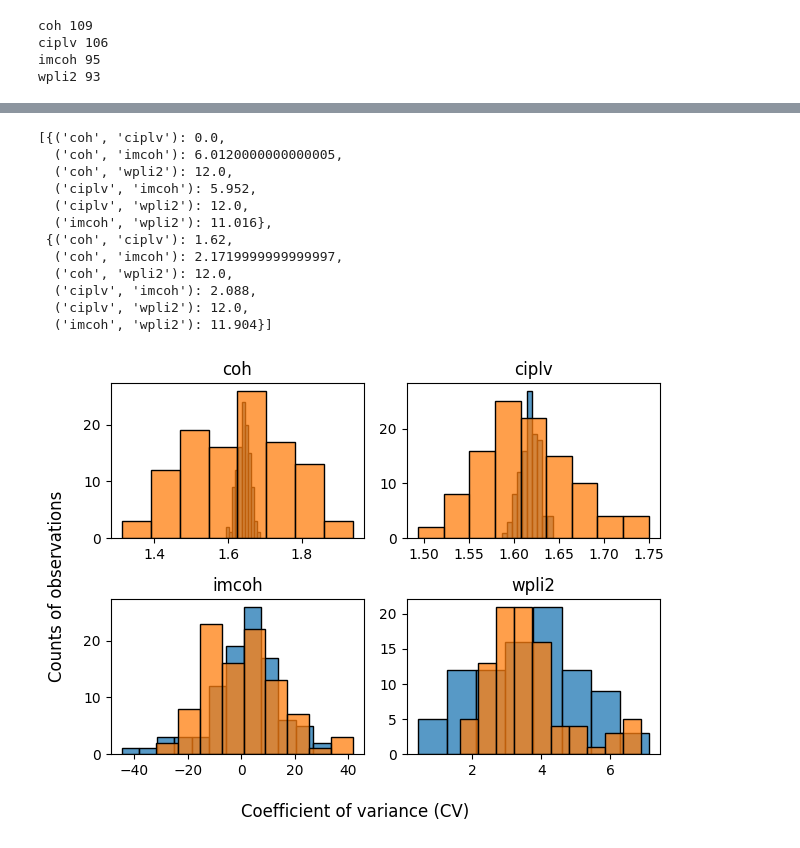
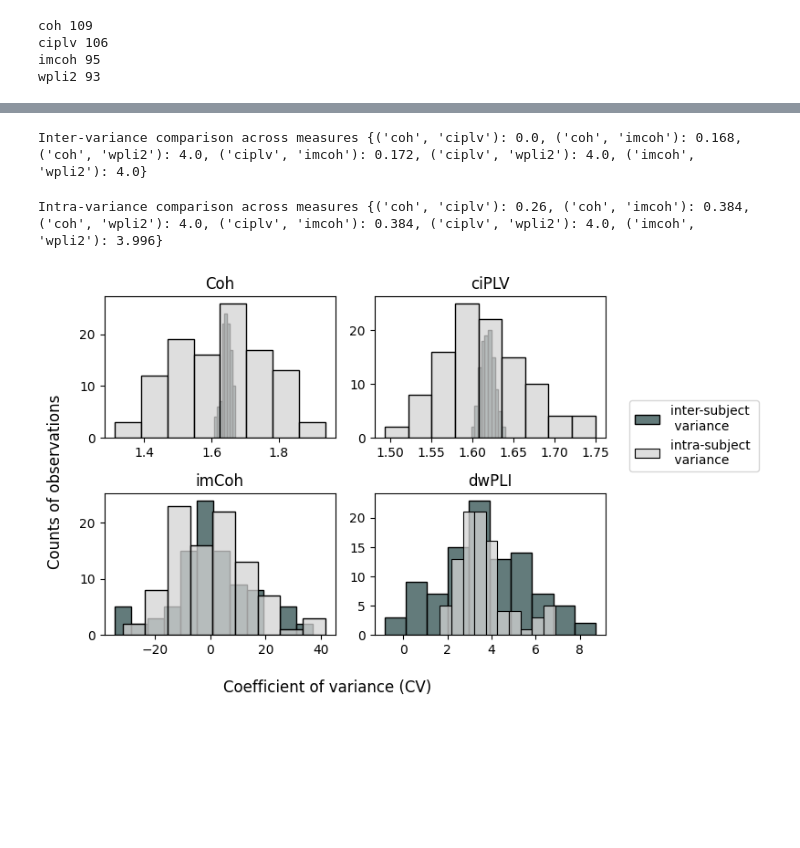
Before and after one commit to dsrishyla/Connectivity_EEG_benchmarking_manuscript, a Jupyter notebook: real_variance_functional.ipynb, the cells around one changed output, grey strips where cells are left out. Cells and saved outputs as stored; diff of their text form; code cells hidden in the pictures; blank space fills up the shorter version.

```diff
--- a/real_variance_functional.ipynb
+++ b/real_variance_functional.ipynb
@@ -140,3 +158,8 @@ for method in methods:
+# %%
+#Remove outliers
+for method in methods:
+    inter_variance_dict[method] = remove_outliers(inter_variance_dict[method])
+    intra_variance_dict[method] = remove_outliers(intra_variance_dict[method])
 # %%
 ##CHECK SAMPLE SIZES OF DICTIONARIES
 for method in methods:
@@ -229 +183,5 @@ for method in methods:
+# %%
+p_val_dict = {}
+for method in methods:
+    p_val_dict[method] = bootstrap_t(inter_variance_dict[method],intra_variance_dict[method])
 # %%
@@ -311,36 +213,33 @@ for variance_dict in [inter_variance_dict, intra_variance_dict]:
-# %%
-p_vals_overall
-# %% [output]
-[{('coh', 'ciplv'): 0.0,
-  ('coh', 'imcoh'): 6.0120000000000005,
-  ('coh', 'wpli2'): 12.0,
-  ('ciplv', 'imcoh'): 5.952,
-  ('ciplv', 'wpli2'): 12.0,
-  ('imcoh', 'wpli2'): 11.016},
- {('coh', 'ciplv'): 1.62,
-  ('coh', 'imcoh'): 2.1719999999999997,
-  ('coh', 'wpli2'): 12.0,
-  ('ciplv', 'imcoh'): 2.088,
-  ('ciplv', 'wpli2'): 12.0,
-  ('imcoh', 'wpli2'): 11.904}]
+# %%
+print('Inter-variance comparison across measures',inter_p_val_dict)
+# %% [output]
+Inter-variance comparison across measures {('coh', 'ciplv'): 0.0, ('coh', 'imcoh'): 0.168, ('coh', 'wpli2'): 4.0, ('ciplv', 'imcoh'): 0.172, ('ciplv', 'wpli2'): 4.0, ('imcoh', 'wpli2'): 4.0}
+# %%
+print('Intra-variance comparison across measures',intra_p_val_dict)
+# %% [output]
+Intra-variance comparison across measures {('coh', 'ciplv'): 0.26, ('coh', 'imcoh'): 0.384, ('coh', 'wpli2'): 4.0, ('ciplv', 'imcoh'): 0.384, ('ciplv', 'wpli2'): 4.0, ('imcoh', 'wpli2'): 3.996}
 # %%
 #EXAMINING DISTRIBUTIONS TO UNDERSTAND SIGNIFICANCE
 # %%
 #4-panel figure to show inter vs intra differences for each method
 fig, axes = plt.subplots(2,2)
 for method, ax in list(zip(methods,axes.ravel())):
-    sns.histplot(inter_variance_dict[method], ax=ax)
-    sns.histplot(intra_variance_dict[method], ax=ax)
+    sns.histplot(inter_variance_dict[method], ax=ax, color='darkslategray',label="inter-subject \n variance")
+    sns.histplot(intra_variance_dict[method], ax=ax, color='lightgray', label="intra-subject \n variance")
     ax.set_ylabel("")
-    ax.set_title(method)
+
+axes[0][0].set_title('Coh')
+axes[0][1].set_title('ciPLV')
+axes[1][0].set_title('imCoh')
+axes[1][1].set_title('dwPLI')
 
 fig.supxlabel('Coefficient of variance (CV)')
 fig.supylabel('Counts of observations')
+handles, labels = ax.get_legend_handles_labels()
+fig.legend(handles, labels,bbox_to_anchor=(1.25, 0.7))
+
 fig.tight_layout()
 
-    #Remove axes labels
-    #Add legends
-    #Add x axis label
-    #Add titles to each plot
+fig.savefig('inter_intra_plots_functional.png', dpi=300)
 # %% [output]
-[figure, old version]
+[figure, new version]
```
Also changed, not shown: parts of 11 cells of this notebook, 2 other files.
